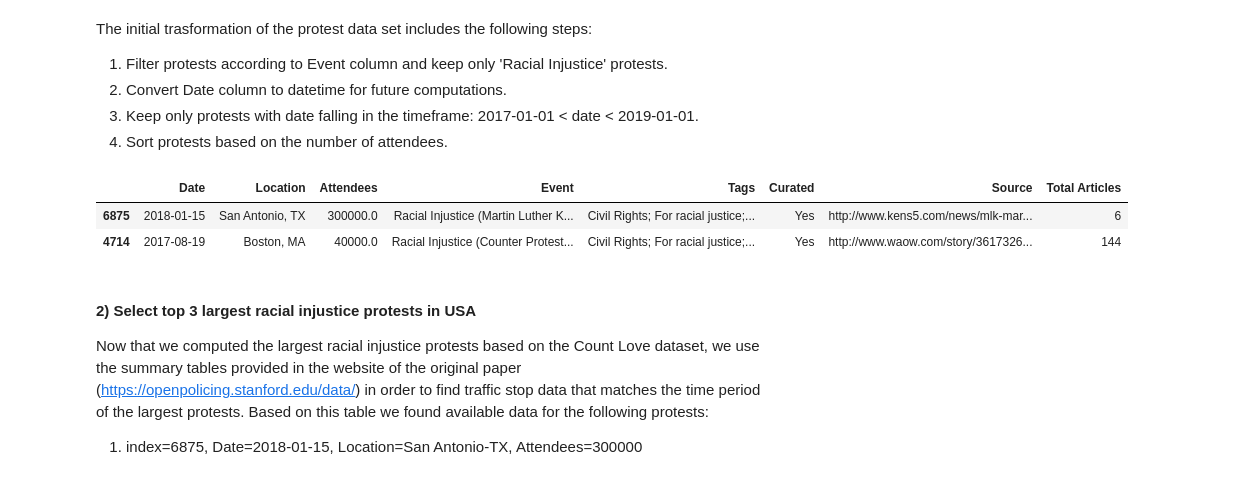
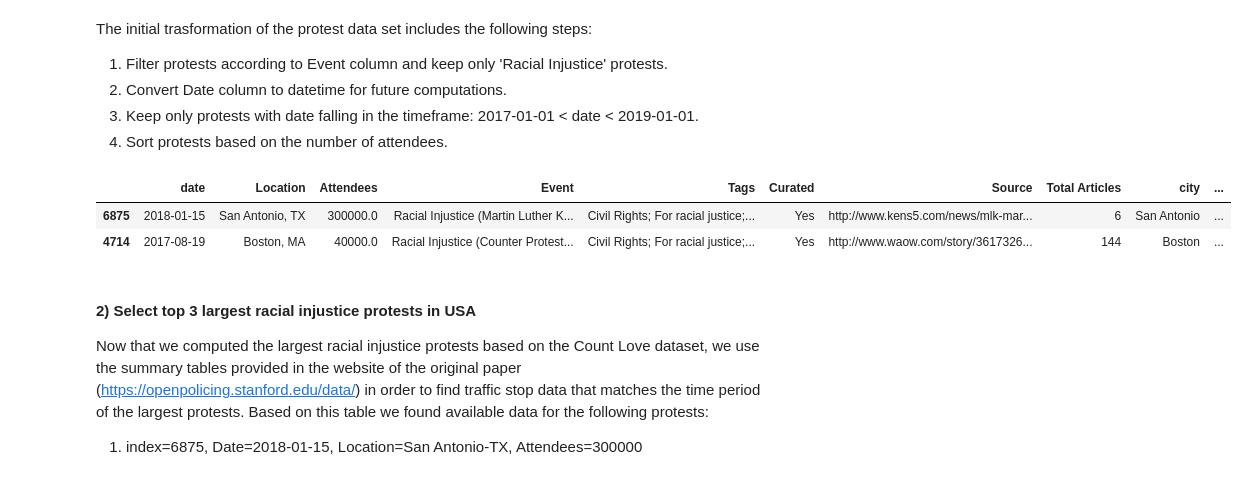
Before and after one commit to epfl-ada/ada-2020-project-milestone-p3-p3_three_musketeers, a Jupyter notebook: racial_protest_effects.ipynb, the cells around one changed output. Cells and saved outputs as stored; diff of their text form; code cells hidden in the pictures.

Commit message:
new county_census.csv, more cleaning

```diff
--- a/racial_protest_effects.ipynb
+++ b/racial_protest_effects.ipynb
@@ -57,23 +58,36 @@ The initial trasformation of the protest data set includes the following steps:
 # %%
 # Filter racial injustice protests
 df_protests = df_protests[df_protests['Event'].str.contains('Racial Injustice')]
 
 # Convert Date column to datetime
 df_protests['Date'] = pd.to_datetime(df_protests['Date'])
 
 # Select protests between 2017-01-01 and 2019-01-01
 df_protests = df_protests[(df_protests['Date'] >= pd.to_datetime('2017-01-01')) &
                          (df_protests['Date'] < pd.to_datetime('2019-01-01'))]
 
 # Sort protests based on attendess
 df_protests = df_protests.sort_values('Attendees',ascending=False)
 
+# data cleaning code for merge to trafic stop data<-----moved up, comment
+df_protests['Location'] = [loc.replace('South ','') if 'South ' in loc else  loc for loc in df_protests.Location.tolist()]
+df_protests['Location'] = [loc.replace('Carl Braden Memorial Center, West ','') if 'Carl Braden Memorial Center, West ' in loc else  loc for loc in df_protests.Location.tolist()]
+df_protests['Location'] = [', '.join(loc.split(', ')[-2:]) if len(loc.split(', ')) >2 else loc for loc in df_protests.Location.tolist()]
+
+
+df_protests['city'] = [loc.split(', ')[0] for loc in df_protests.Location.tolist()]
+df_protests['state'] = [loc.split(', ')[-1] for loc in df_protests.Location.tolist()]
+
+
+df_protests = df_protests.rename(columns={"Date": "date"})
+df_protests = df_protests.rename(columns={"state": "short_state"})
+
 # pd.set_option('display.max_rows', df_protests.shape[0]+1)
 df_protests.head(2)
 # %% [output]
-|  | Date | Location | Attendees | Event | Tags | Curated | Source | Total Articles |
-| 6875 | 2018-01-15 | San Antonio, TX | 300000.0 | Racial Injustice (Martin Luther K... | Civil Rights; For racial justice;... | Yes | http://www.kens5.com/news/mlk-mar... | 6 |
-| 4714 | 2017-08-19 | Boston, MA | 40000.0 | Racial Injustice (Counter Protest... | Civil Rights; For racial justice;... | Yes | http://www.waow.com/story/3617326... | 144 |
+|  | date | Location | Attendees | Event | Tags | Curated | Source | Total Articles | city | ... |
+| 6875 | 2018-01-15 | San Antonio, TX | 300000.0 | Racial Injustice (Martin Luther K... | Civil Rights; For racial justice;... | Yes | http://www.kens5.com/news/mlk-mar... | 6 | San Antonio | ... |
+| 4714 | 2017-08-19 | Boston, MA | 40000.0 | Racial Injustice (Counter Protest... | Civil Rights; For racial justice;... | Yes | http://www.waow.com/story/3617326... | 144 | Boston | ... |
 # %% [markdown]
 #### 2) Select top 3 largest racial injustice protests in USA
 
```
Also changed, not shown: parts of 10 cells of this notebook, 1 other file.
